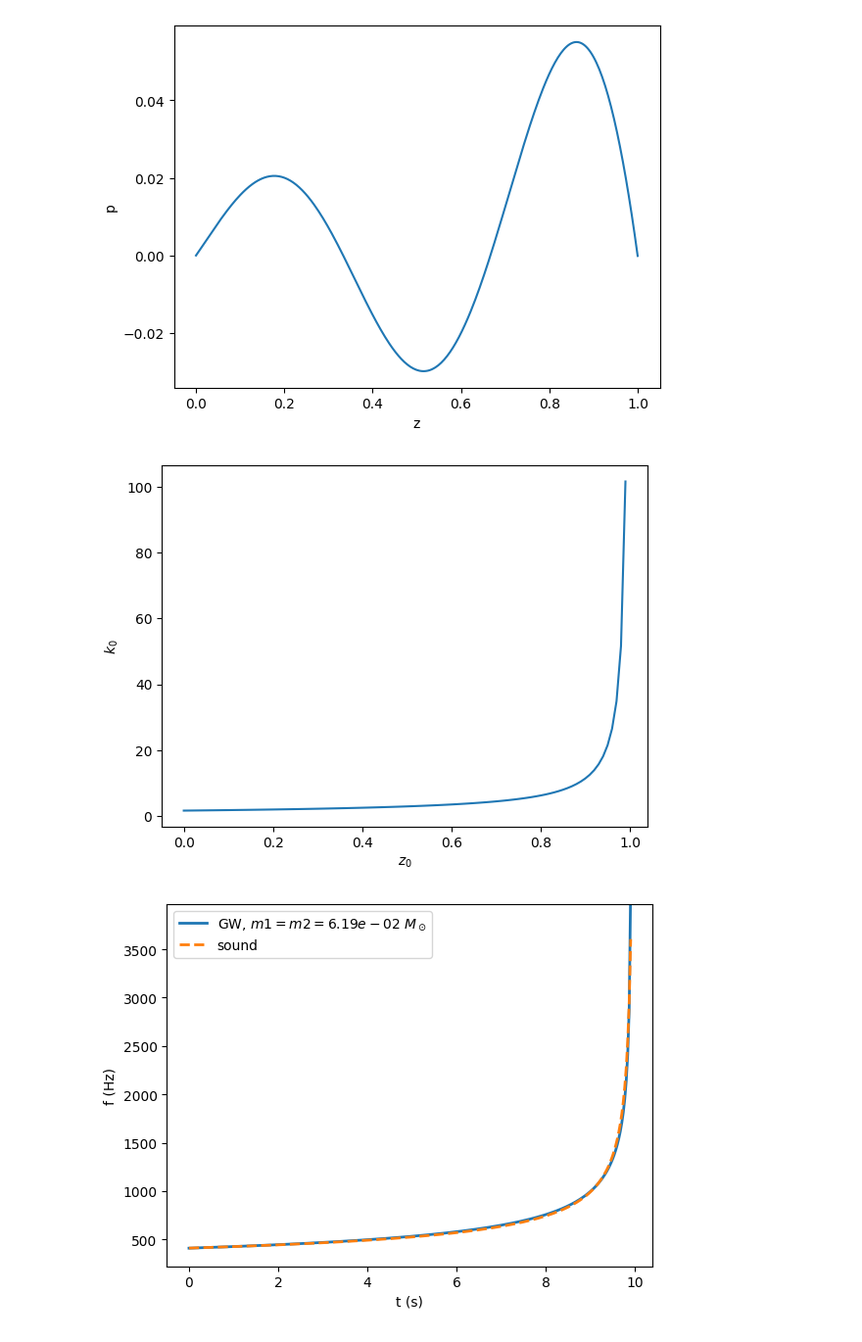
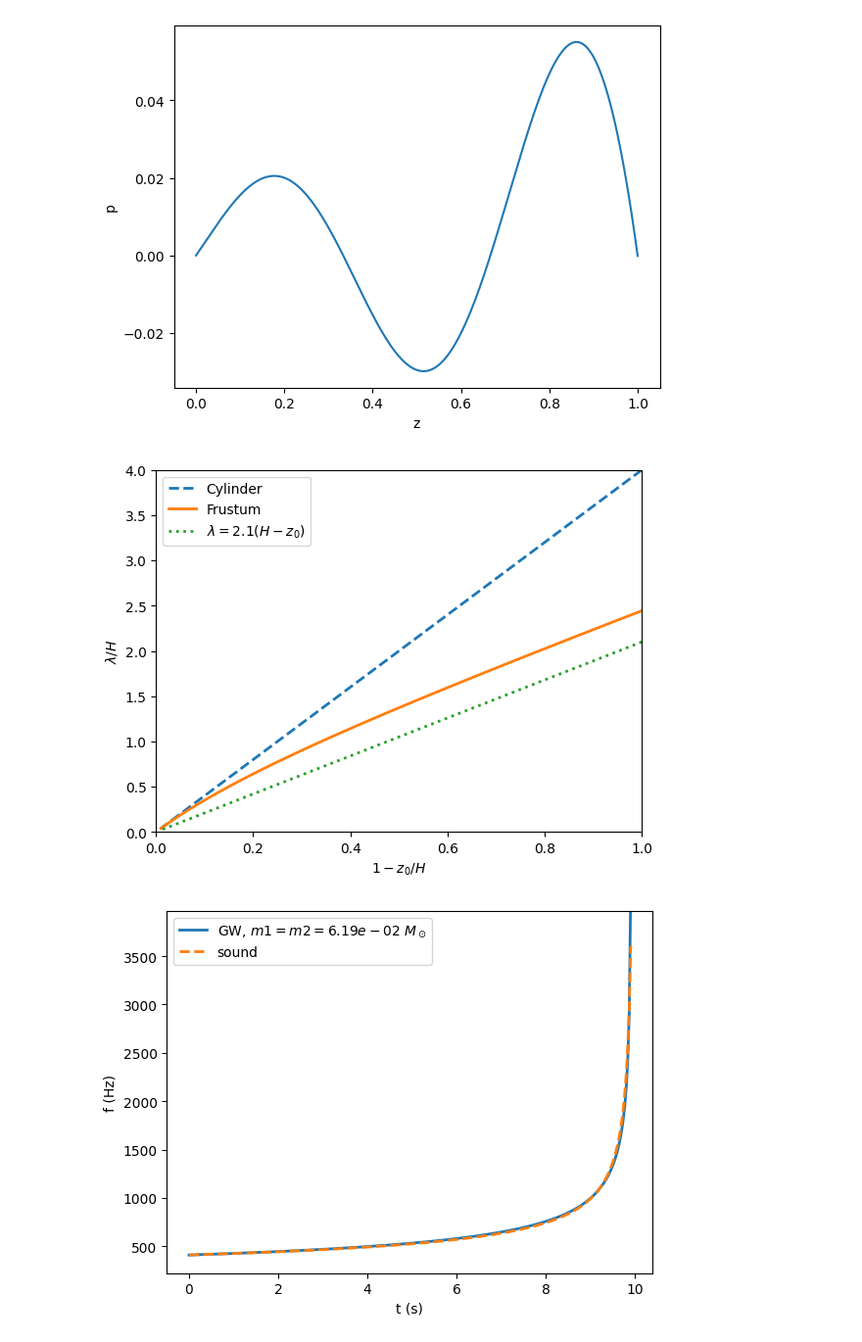
Before and after one commit to anbarsode/GW_jug, a Jupyter notebook: numerical_solution.ipynb, the cells around one changed output. Shown: that part at 98% size. Saved outputs shown, nothing was run; the diff lists cells and outputs as text; code cells hidden in the pictures.

```diff
--- a/numerical_solution.ipynb
+++ b/numerical_solution.ipynb
@@ -117,15 +124,20 @@ def find_k0(z0, k0, dk=1e-6, tol=1e-6, maxiter=100):
 # %%
 z0_arr = np.linspace(0, 0.99, 100)
 k0_arr = z0_arr * 0 + 1.
 for i in tqdm(range(len(z0_arr))):
     k0_arr[i] = find_k0(z0_arr[i], k0_arr[i-1])
 
-plt.plot(z0_arr, k0_arr)
-plt.xlabel(r'$z_0$')
-plt.ylabel(r'$k_0$')
+plt.plot(1 - z0_arr, 4 * (1 - z0_arr), lw=2, ls='--', label='Cylinder')
+plt.plot(1 - z0_arr, 4 / k0_arr, lw=2, label='Frustum')
+plt.plot(1 - z0_arr, 2.1 * (1 - z0_arr), lw=2, ls=':', label=r'$\lambda = 2.1(H-z_0)$')
+plt.legend()
+plt.xlim(0,1)
+plt.ylim(0,4)
+plt.xlabel(r'$1-z_0/H$')
+plt.ylabel(r'$\lambda / H$')
 plt.show()
 # %% [output]
-[figure, old version]
+[figure, new version]
 # %%
 def binary_chirp(t, Mc, tc):
     return 155.7 * Mc**(-5./8.) / (tc - t)**(3.0/8.0)
```
Also changed, not shown: parts of 2 cells of this notebook, 2 other files.
